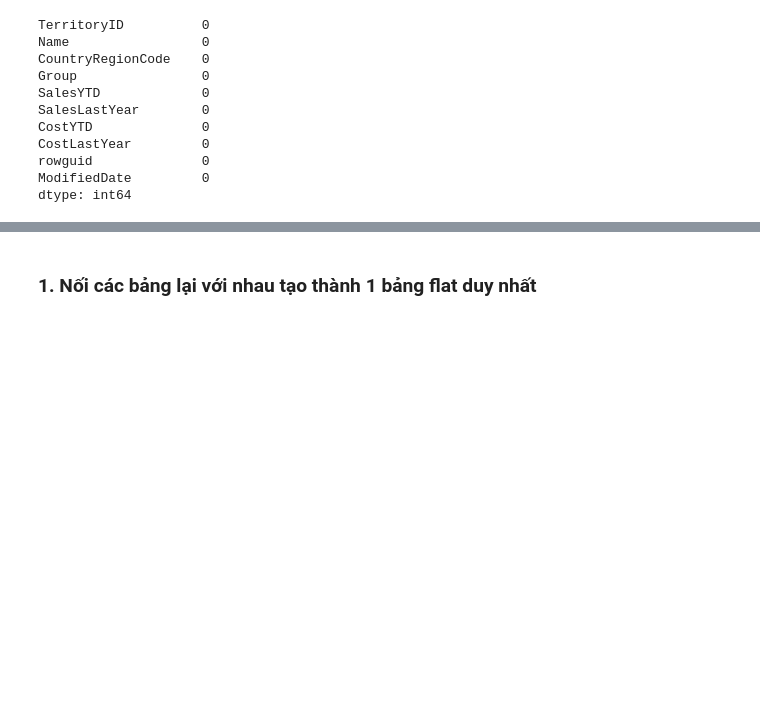
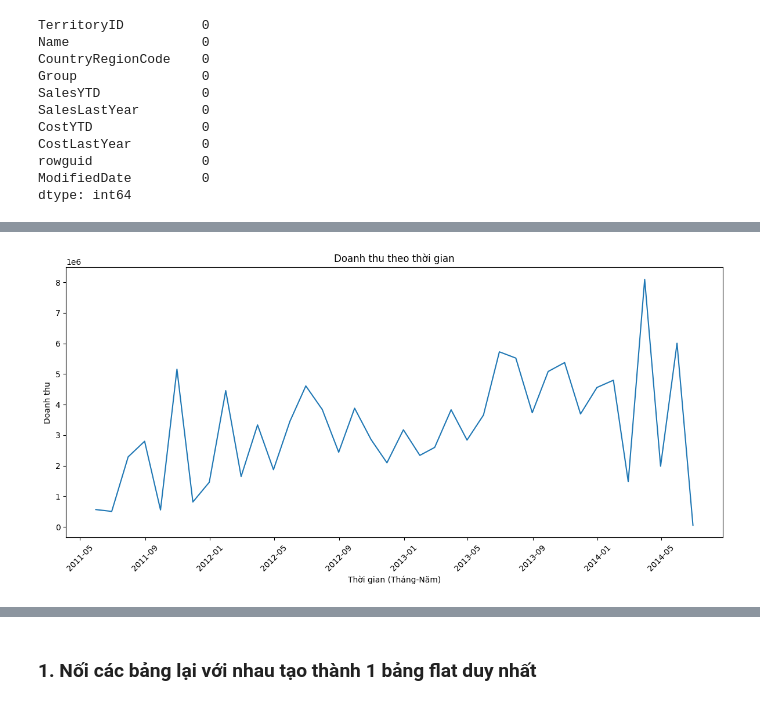
Before and after one commit to thethien8a/AdventureWork2022, a Jupyter notebook: src/notebook/explore.ipynb, the cells around one changed output, grey strips where cells are left out. Cells and saved outputs as stored; diff of their text form; code cells hidden in the pictures; blank space fills up the shorter version.

```diff
--- a/src/notebook/explore.ipynb
+++ b/src/notebook/explore.ipynb
@@ -177,0 +209,19 @@ dtype: int64
+# %%
+# Doanh thu theo thời gian
+revenue_by_time = sale_header_df.groupby("OrderDate")["TotalDue"].sum().sort_index()
+# %%
+# Chuyển đổi index sang định dạng tháng-năm và tính tổng doanh thu theo tháng
+revenue_by_month = revenue_by_time.copy()
+revenue_by_month.index = pd.to_datetime(revenue_by_month.index)
+revenue_by_month = revenue_by_month.resample('M').sum()
+
+plt.figure(figsize=(12, 6))
+plt.plot(revenue_by_month.index, revenue_by_month.values)
+plt.xlabel('Thời gian (Tháng-Năm)')
+plt.ylabel('Doanh thu')
+plt.title('Doanh thu theo thời gian')
+plt.xticks(rotation=45)
+plt.tight_layout()
+plt.show()
+# %% [output]
+[figure, added]
```
Also changed, not shown: parts of 48 cells of this notebook, 3 other files.
